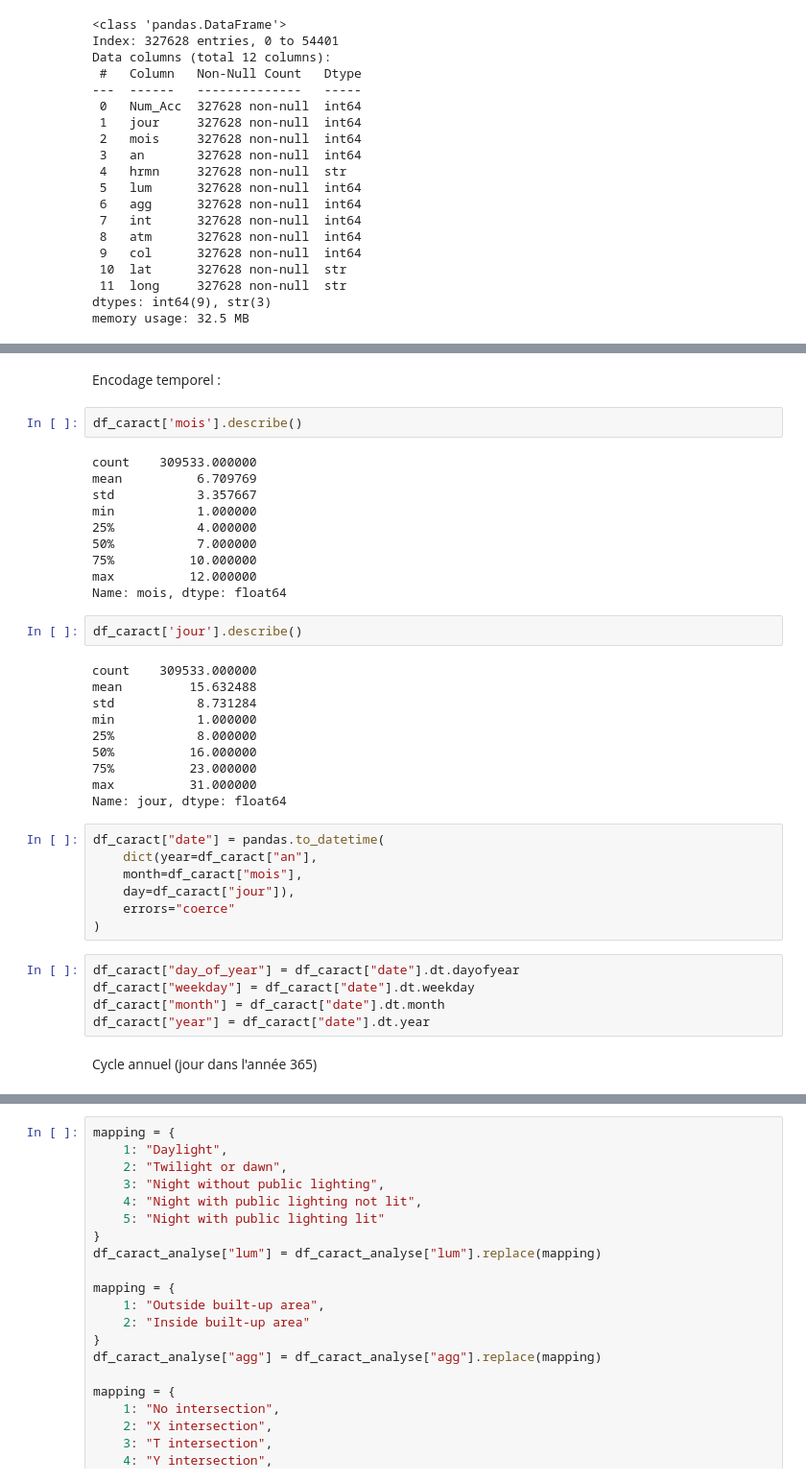
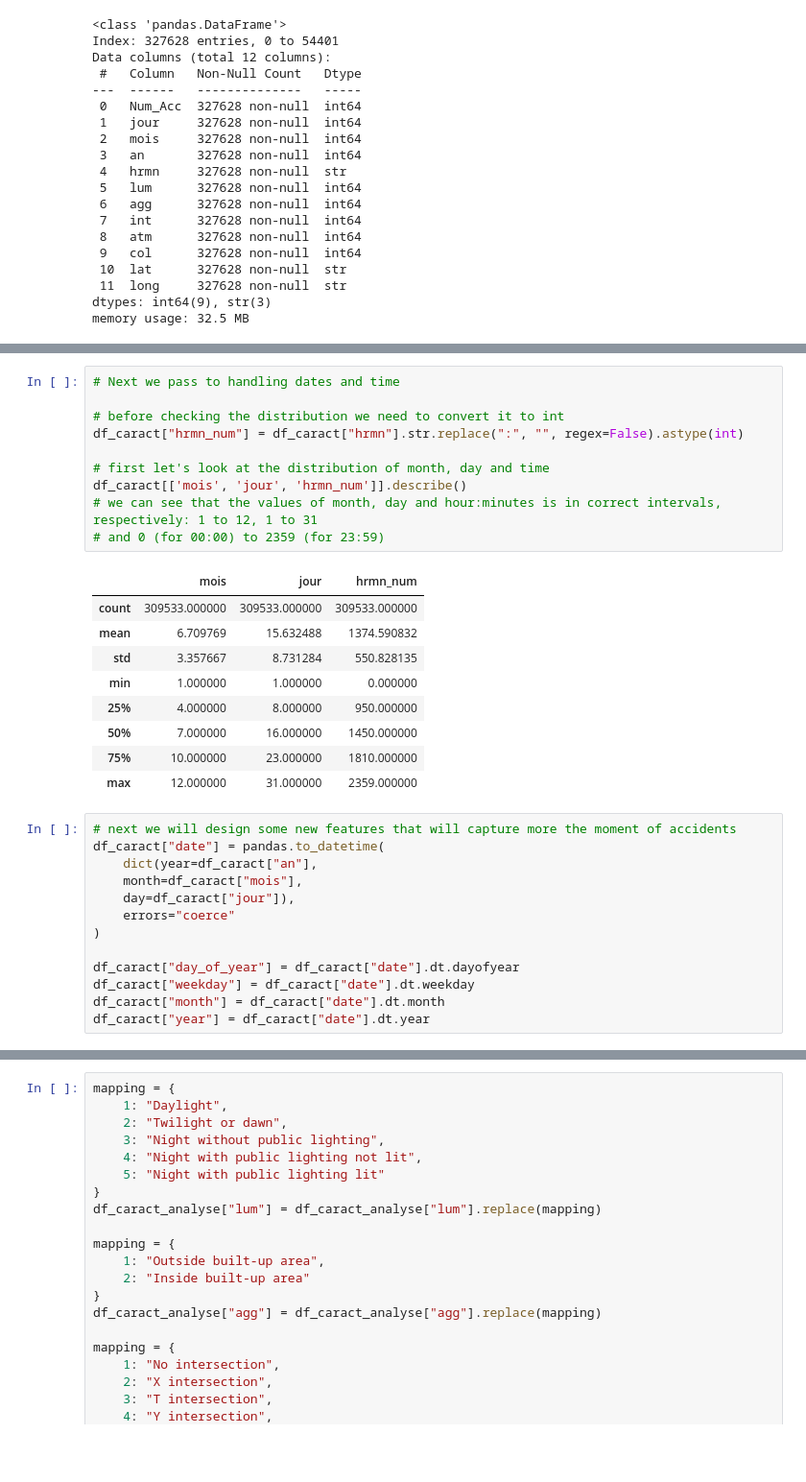
Before and after one commit to KaterinaGalkina/RoadAccidentSeverityPrediction, a Jupyter notebook: caract.ipynb, the cells around one changed output, grey strips where cells are left out. Shown at 96% size. Saved outputs shown, nothing was run; the diff lists cells and outputs as text; blank space fills up the shorter version.

```diff
--- a/caract.ipynb
+++ b/caract.ipynb
@@ -292,44 +276,37 @@ plt.axis("equal")
 plt.show()
 # %% [output]
 [figure]
-# %% [markdown]
-Encodage temporel :
 # %%
-df_caract['mois'].describe()
+# Next we pass to handling dates and time
+
+# before checking the distribution we need to convert it to int
+df_caract["hrmn_num"] = df_caract["hrmn"].str.replace(":", "", regex=False).astype(int)
+
+# first let's look at the distribution of month, day and time
+df_caract[['mois', 'jour', 'hrmn_num']].describe()
+# we can see that the values of month, day and hour:minutes is in correct intervals, respectively: 1 to 12, 1 to 31
+# and 0 (for 00:00) to 2359 (for 23:59)
 # %% [output]
-count    309533.000000
-mean          6.709769
-std           3.357667
-min           1.000000
-25%           4.000000
-50%           7.000000
-75%          10.000000
-max          12.000000
-Name: mois, dtype: float64
+|  | mois | jour | hrmn_num |
+| count | 309533.000000 | 309533.000000 | 309533.000000 |
+| mean | 6.709769 | 15.632488 | 1374.590832 |
+| std | 3.357667 | 8.731284 | 550.828135 |
+| min | 1.000000 | 1.000000 | 0.000000 |
+| 25% | 4.000000 | 8.000000 | 950.000000 |
+| 50% | 7.000000 | 16.000000 | 1450.000000 |
+| 75% | 10.000000 | 23.000000 | 1810.000000 |
+| max | 12.000000 | 31.000000 | 2359.000000 |
-# %%
-df_caract['jour'].describe()
-# %% [output]
-count    309533.000000
-mean         15.632488
-std           8.731284
-min           1.000000
-25%           8.000000
-50%          16.000000
-75%          23.000000
-max          31.000000
-Name: jour, dtype: float64
 # %%
+# next we will design some new features that will capture more the moment of accidents
 df_caract["date"] = pandas.to_datetime(
     dict(year=df_caract["an"],
     month=df_caract["mois"],
     day=df_caract["jour"]),
     errors="coerce"
 )
+
+df_caract["day_of_year"] = df_caract["date"].dt.dayofyear
+df_caract["weekday"] = df_caract["date"].dt.weekday
+df_caract["month"] = df_caract["date"].dt.month
+df_caract["year"] = df_caract["date"].dt.year
-# %%
-df_caract["day_of_year"] = df_caract["date"].dt.dayofyear
-df_caract["weekday"] = df_caract["date"].dt.weekday
-df_caract["month"] = df_caract["date"].dt.month
-df_caract["year"] = df_caract["date"].dt.year
-# %% [markdown]
-Cycle annuel (jour dans l'année 365)
 # %%
```
Also changed, not shown: parts of 51 cells of this notebook, 4 other files.
